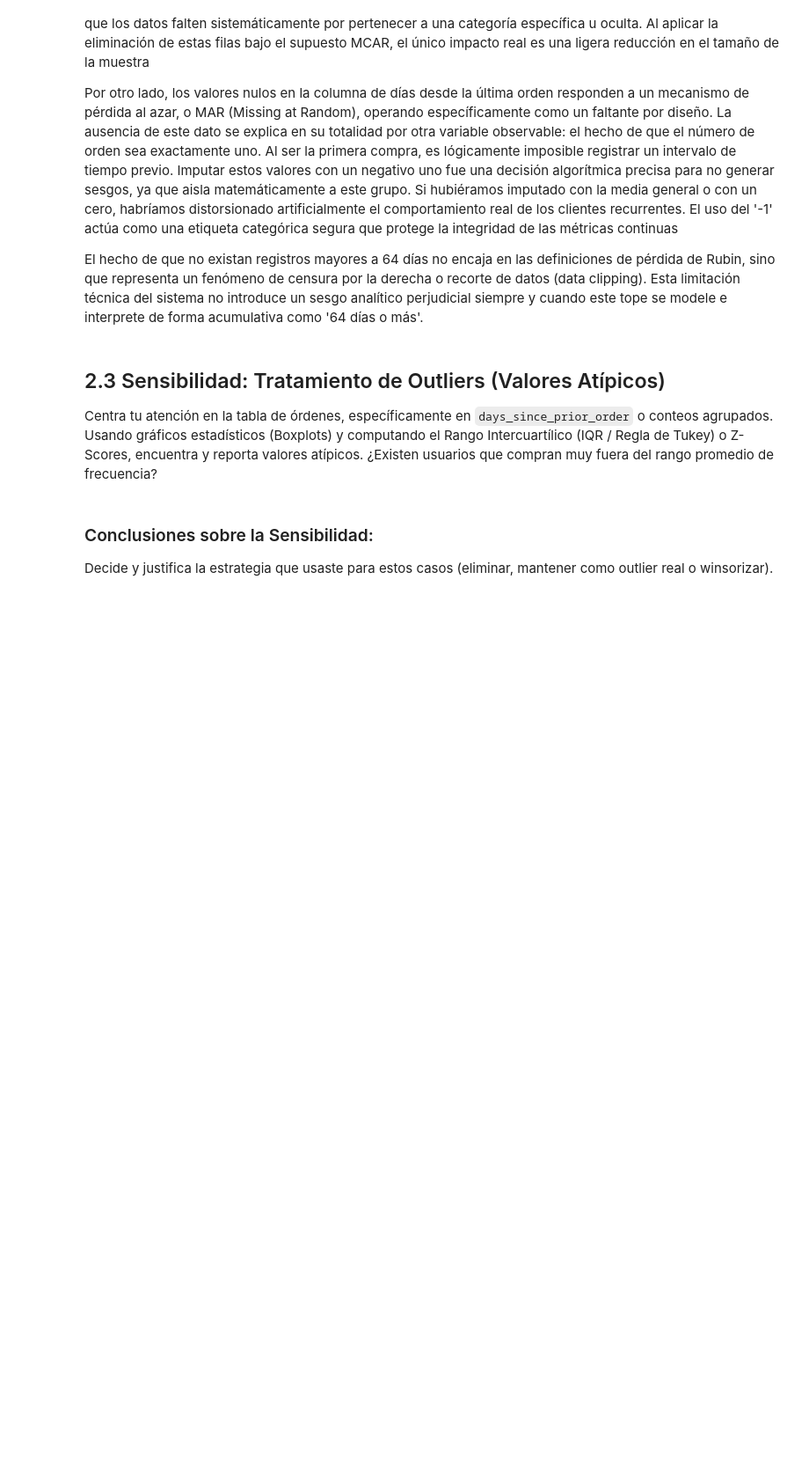
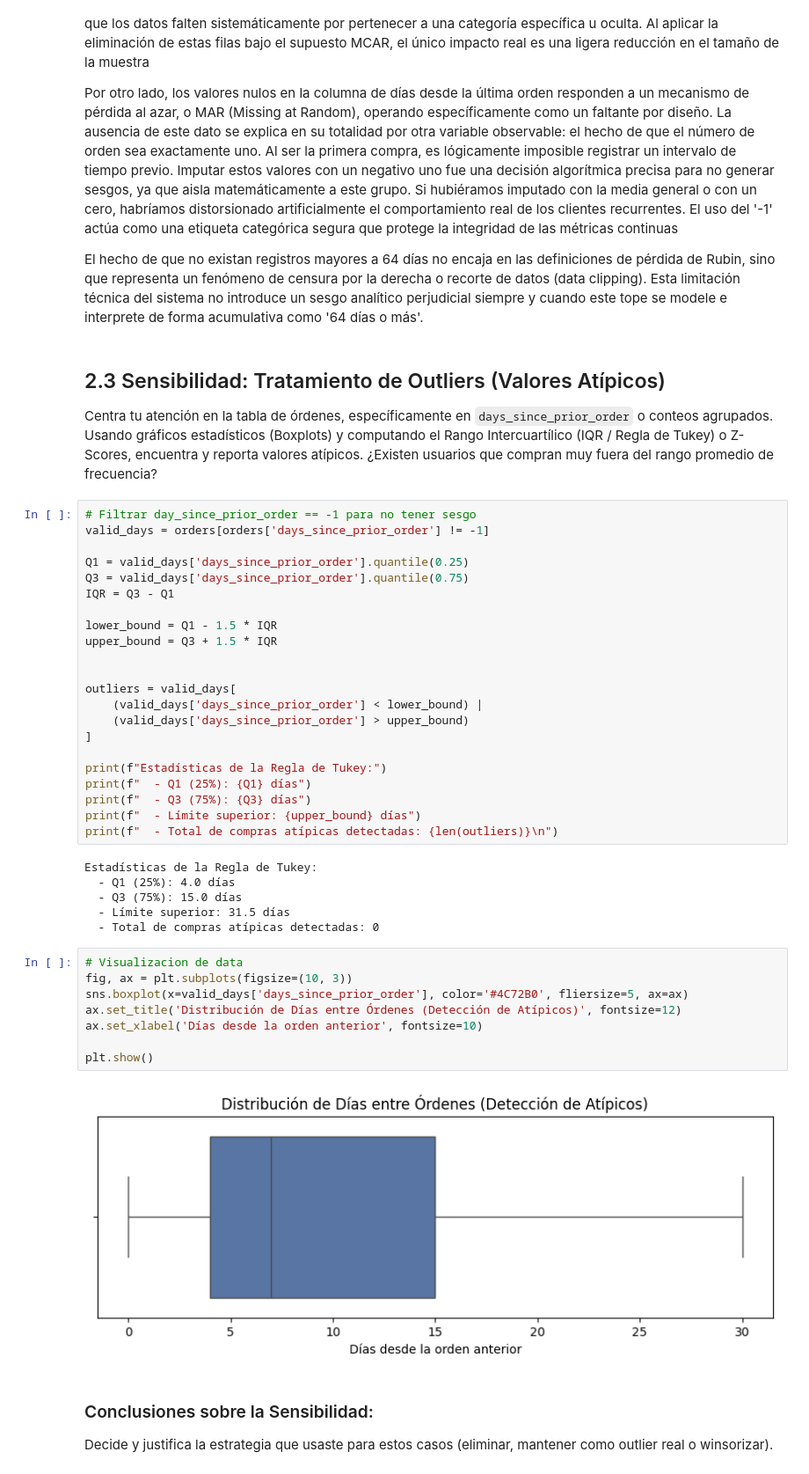
Before and after one commit to osbonilla/ds-week-2, a Jupyter notebook: taller_3_nombre_apellido.ipynb, the cells around one changed output. Shown at 88% size. Cells and saved outputs as stored; diff of their text form; blank space fills up the shorter version.

```diff
--- a/taller_3_nombre_apellido.ipynb
+++ b/taller_3_nombre_apellido.ipynb
@@ -349,6 +349,44 @@ El hecho de que no existan registros mayores a 64 días no encaja en las definic
 # %% [markdown]
 ## 2.3 Sensibilidad: Tratamiento de Outliers (Valores Atípicos)
 Centra tu atención en la tabla de órdenes, específicamente en `days_since_prior_order` o conteos agrupados. Usando gráficos estadísticos (Boxplots) y computando el Rango Intercuartílico (IQR / Regla de Tukey) o Z-Scores, encuentra y reporta valores atípicos. ¿Existen usuarios que compran muy fuera del rango promedio de frecuencia?
+# %%
+# Filtrar day_since_prior_order == -1 para no tener sesgo
+valid_days = orders[orders['days_since_prior_order'] != -1]
+
+Q1 = valid_days['days_since_prior_order'].quantile(0.25)
+Q3 = valid_days['days_since_prior_order'].quantile(0.75)
+IQR = Q3 - Q1
+
+lower_bound = Q1 - 1.5 * IQR
+upper_bound = Q3 + 1.5 * IQR
+
+
+outliers = valid_days[
+    (valid_days['days_since_prior_order'] < lower_bound) |
+    (valid_days['days_since_prior_order'] > upper_bound)
+]
+
+print(f"Estadísticas de la Regla de Tukey:")
+print(f"  - Q1 (25%): {Q1} días")
+print(f"  - Q3 (75%): {Q3} días")
+print(f"  - Límite superior: {upper_bound} días")
+print(f"  - Total de compras atípicas detectadas: {len(outliers)}\n")
+# %% [output]
+Estadísticas de la Regla de Tukey:
+  - Q1 (25%): 4.0 días
+  - Q3 (75%): 15.0 días
+  - Límite superior: 31.5 días
+  - Total de compras atípicas detectadas: 0
+# %%
+# Visualizacion de data
+fig, ax = plt.subplots(figsize=(10, 3))
+sns.boxplot(x=valid_days['days_since_prior_order'], color='#4C72B0', fliersize=5, ax=ax)
+ax.set_title('Distribución de Días entre Órdenes (Detección de Atípicos)', fontsize=12)
+ax.set_xlabel('Días desde la orden anterior', fontsize=10)
+
+plt.show()
+# %% [output]
+[figure, added]
 # %% [markdown]
 ### Conclusiones sobre la Sensibilidad:
 Decide y justifica la estrategia que usaste para estos casos (eliminar, mantener como outlier real o winsorizar).
```
Also changed, not shown: parts of 3 cells of this notebook.
